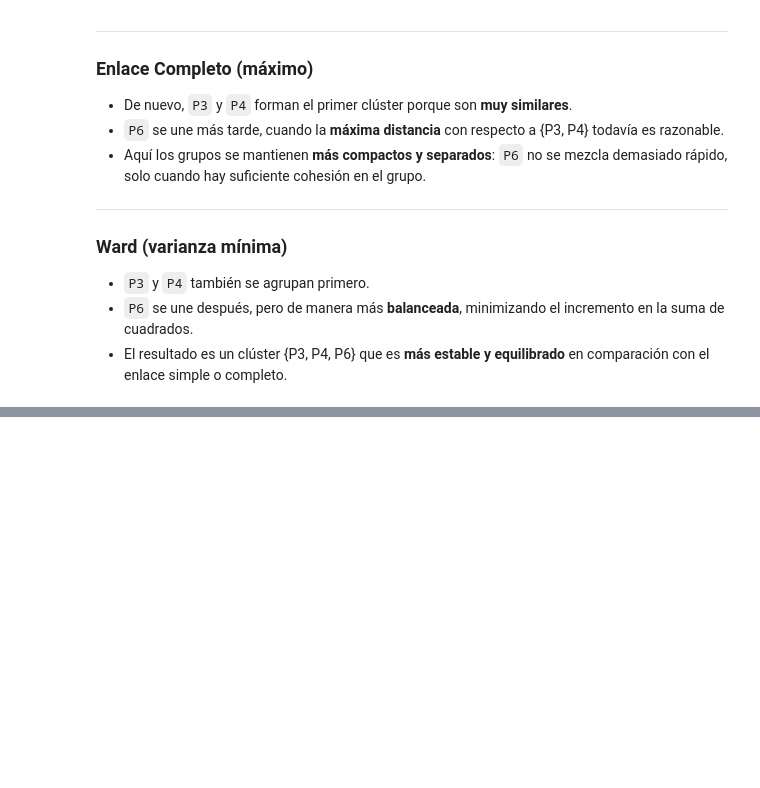
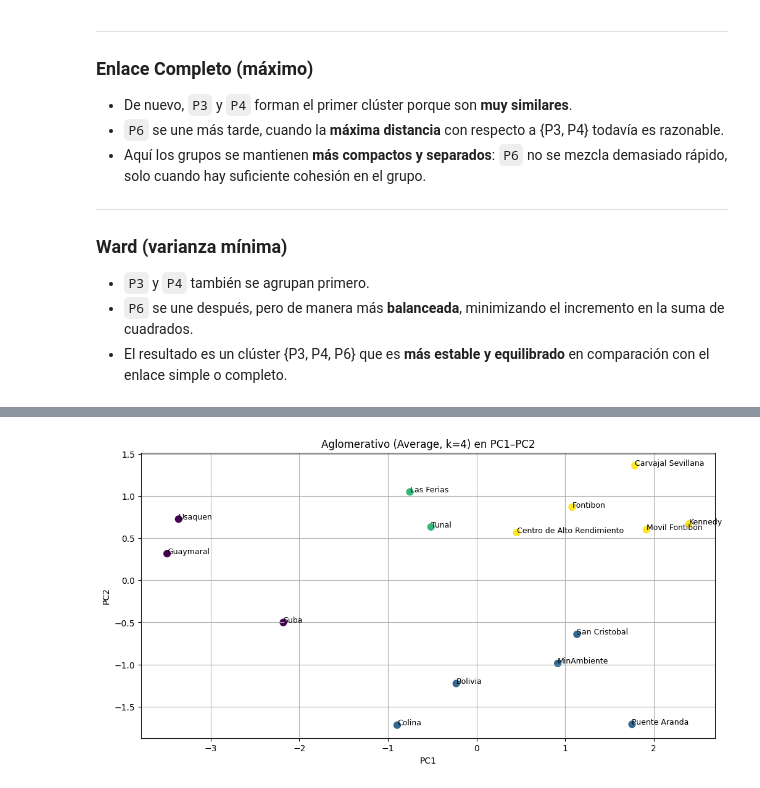
Before and after one commit to AndreSosa21/clustering-jerarquico, a Jupyter notebook: clustering.ipynb, the cells around one changed output, grey strips where cells are left out. Cells and saved outputs as stored; diff of their text form; code cells hidden in the pictures; blank space fills up the shorter version.

```diff
--- a/clustering.ipynb
+++ b/clustering.ipynb
@@ -336,0 +452,10 @@ Veamos cómo se agrupan los puntos `P6`, `P3` y `P4` dependiendo del criterio de
+# %%
+plt.figure()
+plt.scatter(scores["PC1"], scores["PC2"], c=labels_hc4, s=60)
+for i, name in enumerate(df[label_col].values):
+    plt.annotate(str(name), (scores["PC1"].iloc[i], scores["PC2"].iloc[i]), fontsize=9)
+plt.xlabel("PC1"); plt.ylabel("PC2")
+plt.title("Aglomerativo (Average, k=4) en PC1–PC2")
+plt.show()
+# %% [output]
+[figure, added]
```
Also changed, not shown: parts of 9 cells of this notebook.
